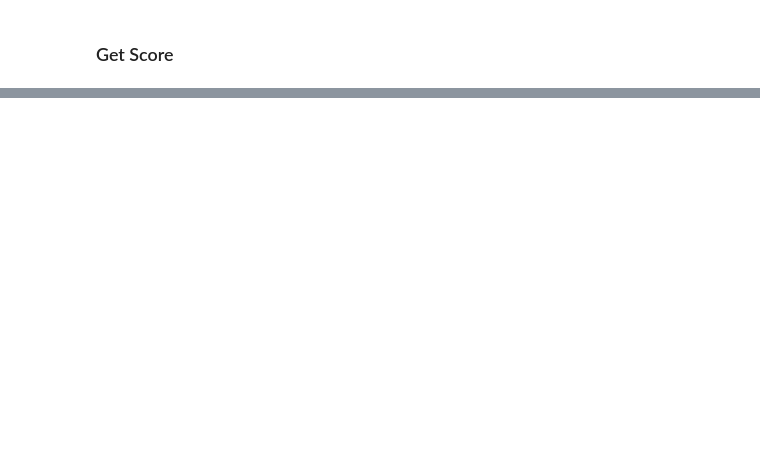
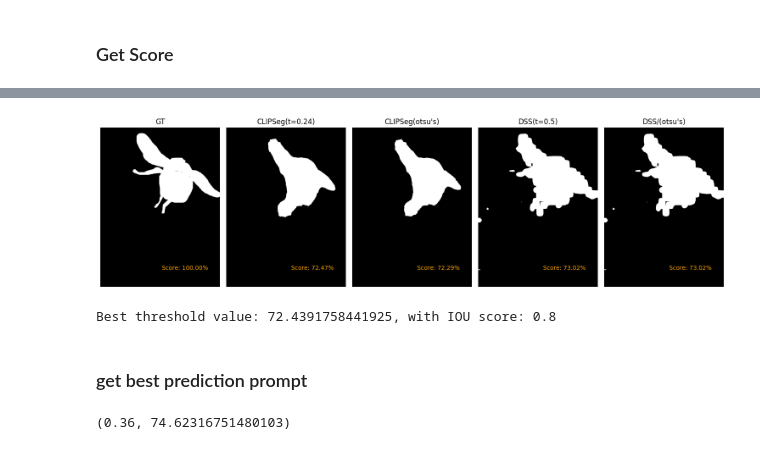
Before and after one commit to lwfld/reProj, a Jupyter notebook: exp.ipynb, the cells around one changed output, grey strips where cells are left out. Saved outputs shown, nothing was run; the diff lists cells and outputs as text; code cells hidden in the pictures; blank space fills up the shorter version.

```diff
--- a/exp.ipynb
+++ b/exp.ipynb
@@ -378,0 +230,47 @@ for t in threshold_values:
+# %%
+t_clipseg, score_clipseg = getBestIOU(preds_clipseg[0], toTensor(gt, True), 2)
+t_dss, score_dss = getBestIOU(preds_dss[0], toTensor(gt, True), 2)
+# print("Best threshold value: ", t, " with IOU score: ", score)
+segmap_clipseg = toBinary(toGreyscale(preds_clipseg[0], 2), t_clipseg)
+segmap_dss = toBinary(toGreyscale(preds_dss[0], 2), t_dss)
+
+segmap_clipseg_otsu = toBinary(toGreyscale(preds_clipseg[0], 2), mode=2)[1]
+segmap_dss_otsu = toBinary(toGreyscale(preds_dss[0], 2), mode=2)[1]
+
+score_clipseg_otsu = metric_biJ(segmap_clipseg_otsu, toTensor(gt, True)).item() * 100
+score_dss_otsu = metric_biJ(segmap_dss_otsu, toTensor(gt, True)).item() * 100
+
+# Visualize the results
+
+fig, axs = plt.subplots(1, 5, figsize=(15, 5))
+
+titles = ["GT", f"CLIPSeg(t={t_clipseg})", "CLIPSeg(otsu's)", f"DSS(t={t_dss})", "DSS/(otsu's)"]
+scores = [100, score_clipseg, score_clipseg_otsu, score_dss, score_dss_otsu]
+
+for i, ax in enumerate(axs):
+    ax.imshow([gt, segmap_clipseg, segmap_clipseg_otsu, segmap_dss, segmap_dss_otsu][i], cmap="gray")
+    ax.set_title(titles[i])
+    ax.text(
+        0.9,
+        0.1,
+        f"Score: {scores[i]:.2f}%",
+        transform=ax.transAxes,
+        horizontalalignment="right",
+        verticalalignment="bottom",
+        color="orange",
+    )
+    ax.axis("off")
+
+plt.tight_layout()
+plt.show()
+# %% [output]
+[figure, added]
+# %%
+score, t = getBestIOU(preds_clipseg[0], toTensor(gt, True))
+
+print(f"Best threshold value: {t}, with IOU score: {score}")
+# print("Best threshold value: ", t, " with IOU score: ", score)
+# %% [output]
+Best threshold value: 72.4391758441925, with IOU score: 0.8
+# %% [markdown]
+### get best prediction prompt
@@ -378,0 +291,10 @@ for t in threshold_values:
+# %%
+from myutils.score import getBestIOU, getBestIOUfromPreds, getMeanIOU, getBestIOUfromPreds
+
+# preds = segment(get_img_by_id(100, "./dataset/WildBees/"))
+
+result = getBestIOU(id=324, pred_id=1)
+
+print(result)
+# %% [output]
+(0.36, 74.62316751480103)
```
Also changed, not shown: parts of 51 cells of this notebook, 7 other files.
